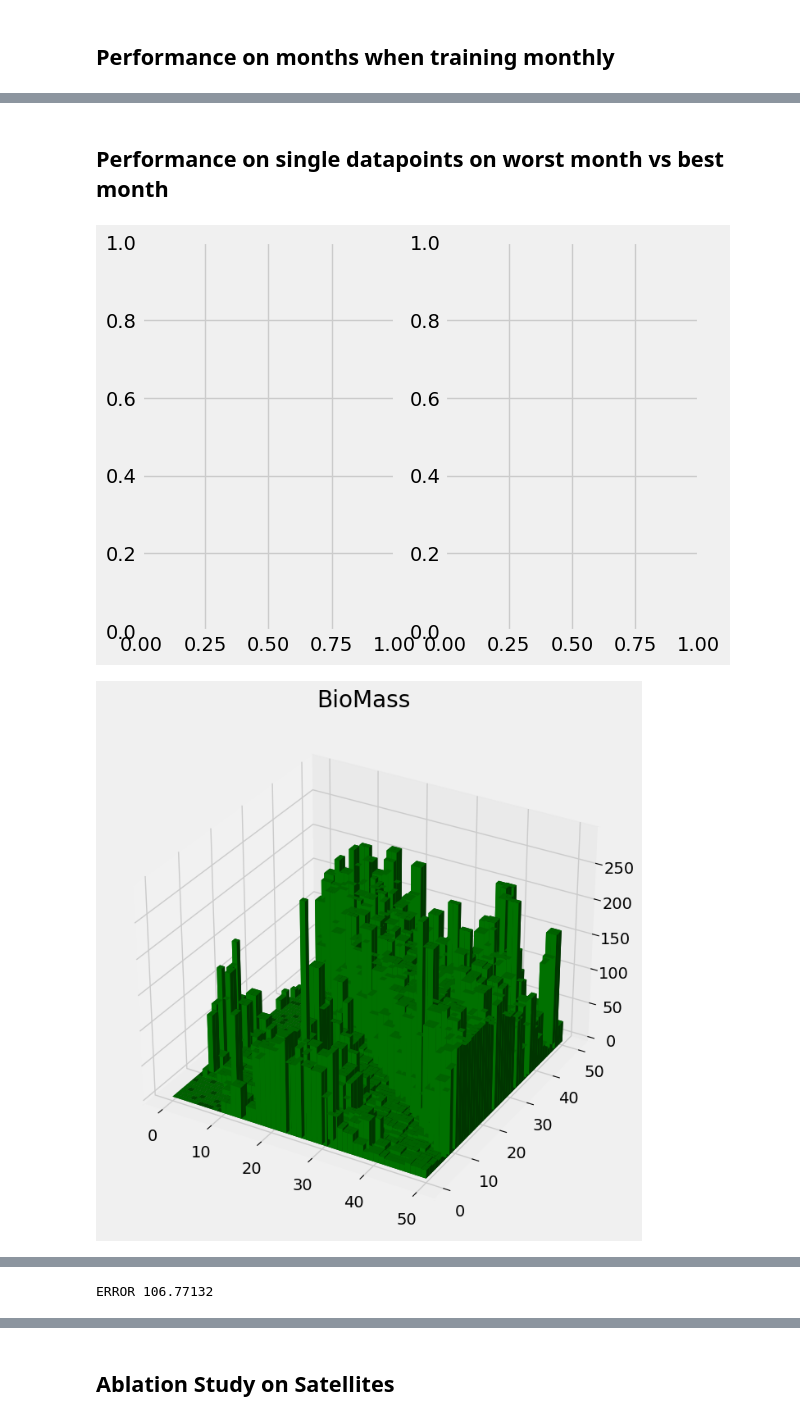
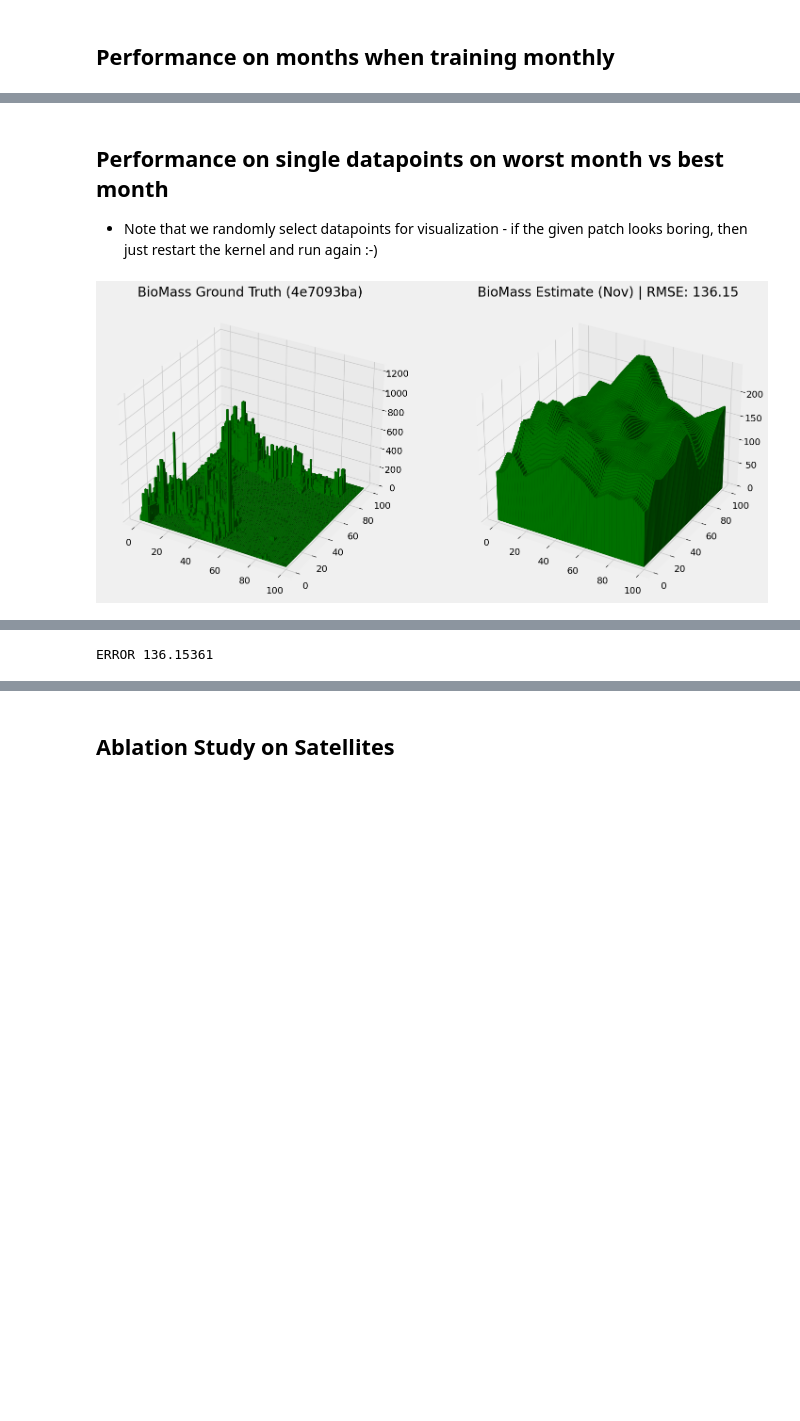
Before and after one commit to DueViktor/geospatial-DS-exam, a Jupyter notebook: presentation_notebook.ipynb, the cells around one changed output, grey strips where cells are left out. Saved outputs shown, nothing was run; the diff lists cells and outputs as text; code cells hidden in the pictures; blank space fills up the shorter version.

```diff
--- a/presentation_notebook.ipynb
+++ b/presentation_notebook.ipynb
@@ -64,10 +64,11 @@ EVALUATING MODEL ON Aug
 # %% [markdown]
 ## Performance on single datapoints on worst month vs best month
+* Note that we randomly select datapoints for visualization - if the given patch looks boring, then just restart the kernel and run again :-)
 # %%
 month ='Nov'
 
 chip_id,fpath,df = pt.get_subset_from_month(month)
-pt.plot_agbm(chip_id=chip_id,fpath=fpath,df=df,model=model)
+#chip_id = '2637f129'
+pt.plot_agbm(chip_id=chip_id,fpath=fpath,df=df,model=model,month=month)
 # %% [output]
-[figure, old version]
+[figure, new version]
-[figure, removed]
@@ -75 +75 @@ pt.plot_agbm(chip_id=chip_id,fpath=fpath,df=df,model=model)
-ERROR 106.77132
+ERROR 136.15361
```
Also changed, not shown: parts of 5 cells of this notebook, 1 other file.
